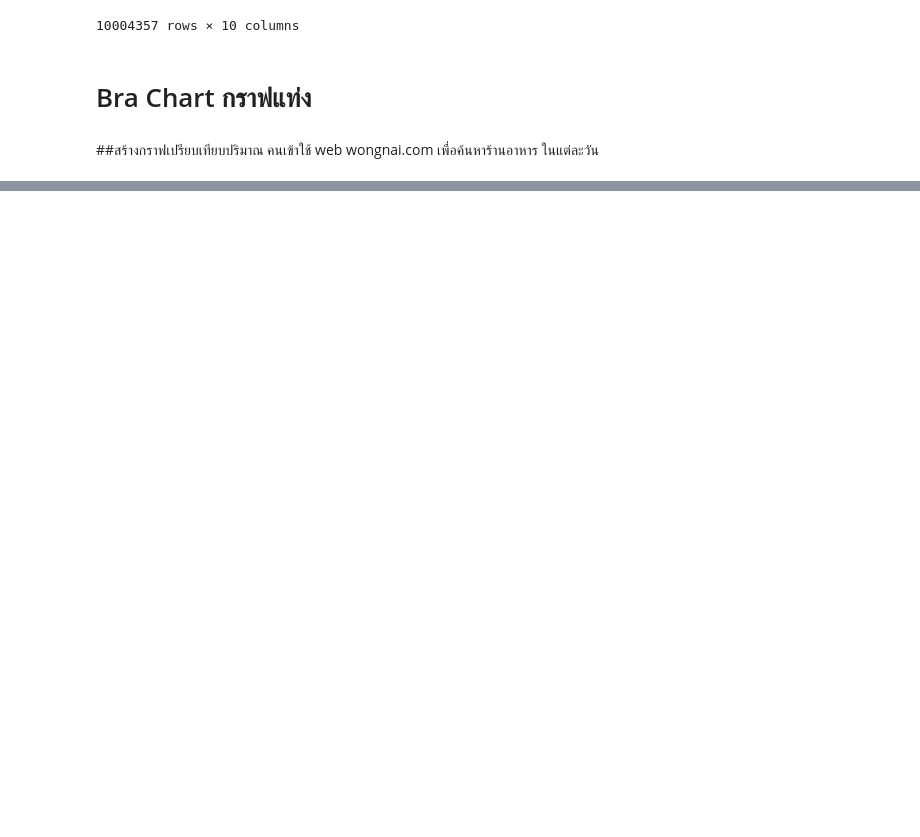
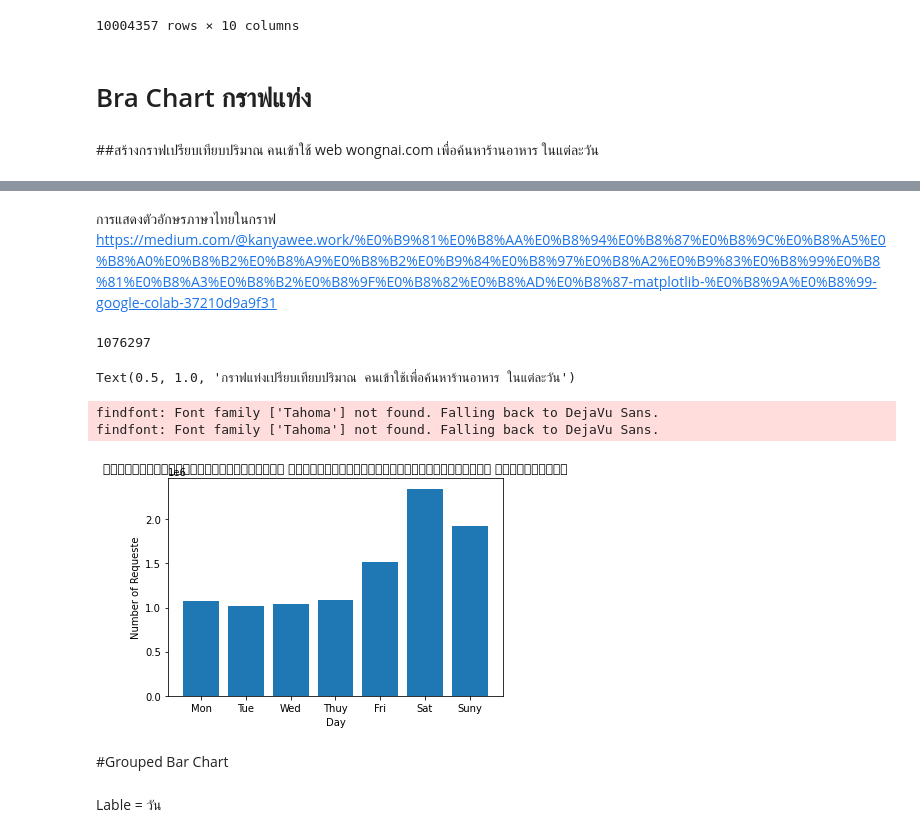
Before and after one commit to waraporn19/KKU_data_mining, a Jupyter notebook: Visualize_Data_Comparison.ipynb, the cells around one changed output, grey strips where cells are left out. Saved outputs shown, nothing was run; the diff lists cells and outputs as text; code cells hidden in the pictures; blank space fills up the shorter version.

Commit message:
ยังไม่เสร็จBar - Grouped Bar chart

```diff
--- a/Visualize_Data_Comparison.ipynb
+++ b/Visualize_Data_Comparison.ipynb
@@ -17,8 +18,8 @@ Mounted at /content/drive
 # %%
 path = '/content/drive/My Drive/Dataviz_2021'
 # %%
-q5= pd.read_csv(os.path.join(path,'search_request.csv'),encoding='latin1')
-q5
+data= pd.read_csv(os.path.join(path,'search_request.csv'),encoding='latin1')
+data
 # %% [output]
 |  | Unnamed: 0 | search_id | search_timestamp | user_agent | q | user_id | session_id | number_of_result | ... |
 | 0 | 0 | 683de889-f923-494e-9d46-44a3d67b7259 | 2018-06-14 12:34:35.449 | Wongnai/8.17.3 rv:8.17.3.3921 (iP... | NaN | NaN | 5lqjjikta19d296mo7g2h1k86p | 18 | ... |
@@ -38,8 +39,8 @@ q5
 # %% [markdown]
 แปลงข้อมูลบอกเวลาให้เเป็นตัวแปรชนิด Datetime
 # %%
-q5['search_timestamp']  = pd.to_datetime(q5['search_timestamp'],format='%Y-%m-%d %H:%M:%S',errors='coerce') #กำหนด  format ให้เป็น Datetime จากเดิม str
-q5
+data['search_timestamp']  = pd.to_datetime(data['search_timestamp'],format='%Y-%m-%d %H:%M:%S',errors='coerce') #กำหนด  format ให้เป็น Datetime จากเดิม str
+data
 # %% [output]
 |  | Unnamed: 0 | search_id | search_timestamp | user_agent | q | user_id | session_id | number_of_result | ... |
 | 0 | 0 | 683de889-f923-494e-9d46-44a3d67b7259 | 2018-06-14 12:34:35.449 | Wongnai/8.17.3 rv:8.17.3.3921 (iP... | NaN | NaN | 5lqjjikta19d296mo7g2h1k86p | 18 | ... |
@@ -68,0 +77,26 @@ NameError: ignored
+# %% [markdown]
+การแสดงตัวอักษรภาษาไทยในกราฟ https://medium.com/@kanyawee.work/%E0%B9%81%E0%B8%AA%E0%B8%94%E0%B8%87%E0%B8%9C%E0%B8%A5%E0%B8%A0%E0%B8%B2%E0%B8%A9%E0%B8%B2%E0%B9%84%E0%B8%97%E0%B8%A2%E0%B9%83%E0%B8%99%E0%B8%81%E0%B8%A3%E0%B8%B2%E0%B8%9F%E0%B8%82%E0%B8%AD%E0%B8%87-matplotlib-%E0%B8%9A%E0%B8%99-google-colab-37210d9a9f31
+# %%
+import matplotlib
+matplotlib.rcParams['font.family'] ='Tahoma' #เพิ่ม  font
+# %%
+data[data['search_timestamp'].dt.dayofweek==0].shape[0]
+# %% [output]
+1076297
+# %%
+plt.bar([1,2,3,4,5,6,7],[data[data['search_timestamp'].dt.dayofweek==0].shape[0],
+                                data[data['search_timestamp'].dt.dayofweek==1].shape[0],
+                                data[data['search_timestamp'].dt.dayofweek==2].shape[0],
+                                data[data['search_timestamp'].dt.dayofweek==3].shape[0],
+                                data[data['search_timestamp'].dt.dayofweek==4].shape[0],
+                                data[data['search_timestamp'].dt.dayofweek==5].shape[0],
+                                data[data['search_timestamp'].dt.dayofweek==6].shape[0]
+                                ],tick_label=['Mon', 'Tue', 'Wed', 'Thuy', 'Fri', 'Sat','Suny' ] )
+plt.xlabel('Day')
+plt.ylabel('Number of Requeste')
+plt.title('กราฟแท่งเปรียบเทียบปริมาณ คนเข้าใช้เพื่อค้นหาร้านอาหาร ในแต่ละวัน')
+# %% [output]
+Text(0.5, 1.0, 'กราฟแท่งเปรียบเทียบปริมาณ คนเข้าใช้เพื่อค้นหาร้านอาหาร ในแต่ละวัน')
+findfont: Font family ['Tahoma'] not found. Falling back to DejaVu Sans.
+findfont: Font family ['Tahoma'] not found. Falling back to DejaVu Sans.
+[figure, added]
@@ -68,0 +108,4 @@ NameError: ignored
+# %% [markdown]
+#Grouped Bar Chart
+# %% [markdown]
+Lable = วัน
```
Also changed, not shown: parts of 5 cells of this notebook.
